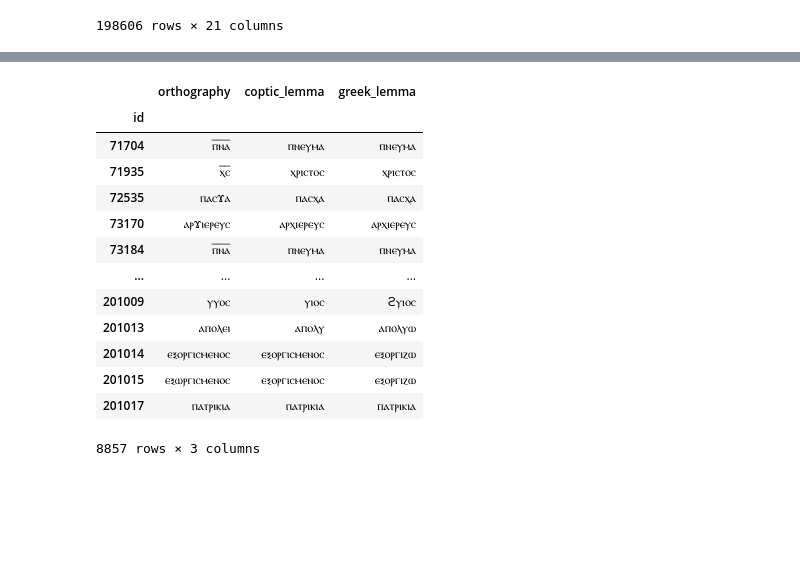
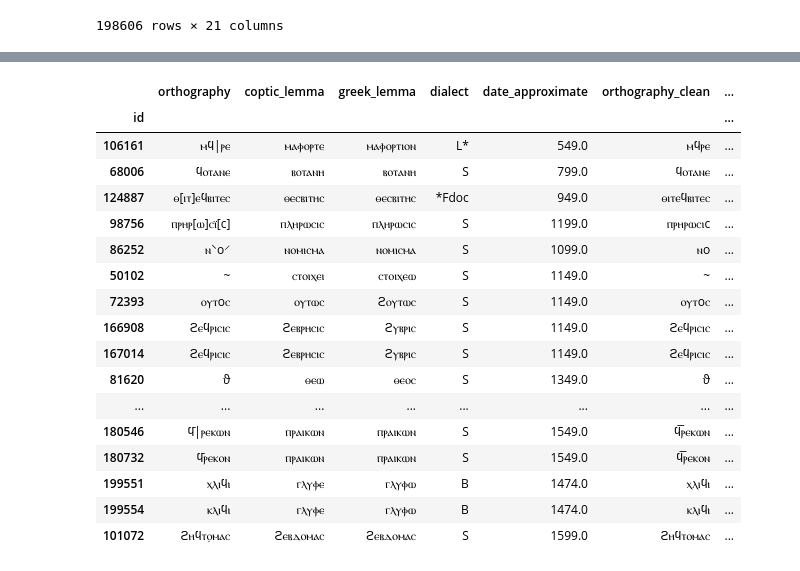
Before and after one commit to kmein/greek-coptic, a Jupyter notebook: greek-coptic.ipynb, the cells around one changed output, grey strips where cells are left out. Drawn from its saved outputs; the diff is of its cells as text; code cells hidden in the pictures; blank space fills up the shorter version.

Commit message:
data cleaning and exploration

```diff
--- a/greek-coptic.ipynb
+++ b/greek-coptic.ipynb
@@ -117,38 +171,70 @@ df
+# %%
+df["date_approximate"] = df["latest"] + df["earliest"] / 2
+# TODO use whatever is available if one is NaN
 # %%
-df_simple = df[["orthography", "coptic_lemma", "greek_lemma"]]
+df_simple = df[["orthography", "coptic_lemma", "greek_lemma", "dialect", "date_approximate"]]
 df_simple = df_simple.dropna()
 
 # transliterate the greek lemmata into coptic
 df_simple["greek_lemma"] = df_simple["greek_lemma"].apply(transliterate)
 
 # remove incertain or abbreviated coptic lemmata
-df_simple = df_simple[~df_simple["coptic_lemma"].str.contains(r"\[ⲟⲩⲅⲅⲓⲁ\]|incertum|/|\?")]
+#df_simple = df_simple[~df_simple["coptic_lemma"].str.contains(r"\[ⲟⲩⲅⲅⲓⲁ\]|incertum|/|\?")]
 
-# remove abbreviated orthographies
-df_simple = df_simple[~df_simple["orthography"].str.contains(r"ⲡ︦ⲛ︦ⲁ︦|ⲡ︤ⲛ︦ⲁ︥|ⲭ︦ⲥ︦|ⲭ︦ⲣ︦ⲥ︦|…|/|\?")]
+blacklist = {
+    ""
+    "ⲡⲛⲉⲩⲙⲁ",
+    "ⲭⲣⲓⲥⲧⲟⲥ",
+    "ⲥⲧⲁⲩⲣⲟⲥ", "ⲥⲧⲁⲩⲣⲟⲱ",
+    "ⲥⲱⲧⲏⲣ",
+    "ⲡⲛⲉⲩⲙⲁⲧⲓⲕⲟⲥ",
+    "ⲁⲙⲏⲛ" # sometimes ϥⲑ
+}
+
+df_simple = df_simple[~(
+    df_simple["orthography"].str.contains("sic")
+    | df_simple["greek_lemma"].isin(blacklist)  # remove frequently (and variously) abbreviated greek words
+    | df_simple["orthography"].str.endswith(("/", "/̅", "/°")) # remove marked abbreviations
+    | df_simple["orthography"].str.contains("\d|[….ⳇ⁄?ⳁ⳨ⲋ⳦⳥⳽]", regex=True) # remove lines with numbers or marked abbreviations
+)]
+
+df_simple["orthography_clean"] = (
+    df_simple["orthography"]
+    .str.strip() # remove extraneous whitespace
+    .str.lower()
+    .apply(lambda x: x.translate(greek_to_coptic_ord)) # convert greek letters that crept in
+    .str.replace("ϊ", "ⲓ") # convert precombined accented greek letter
+    .str.replace("[\u0305\u0304\ufe24\ufe25\ufe26\u2cf1\u2cf0\u0300]+", "\u0305", regex=True) # normalize overlines to COMBINING OVERLINE
+    .str.replace("[\u2CBB\u2CEF]", "ⲛ", regex=True) # normalize letter N (written as stroke)
+    .str.replace("[ⳅⲹ]", "ⲍ", regex=True) # normalize letter Z
+    .str.replace("\u001D|\u0314|\u200E|\u0486|\u02BE|\u2CFF|\u0307|\u0308|\u0301|\u0323|\u0304|\u1DCD|\u0302|\u0306" + "|" + r"col\.b|/|⟦.*?⟧|\\|\[|\]|[‖|´⸤⸥⸢⸣⁅⁆⸖'‹›`’`´:⸌⸍\⸳‧·•·ʾ*]", "", regex=True)
+)
 
 # remove prefixes and suffixes of coptic lemmata
 df_simple["coptic_lemma"] = df_simple["coptic_lemma"].str.replace("^(ϩⲉⲛ-|ⲉⲓⲣⲉ X ⲛ-|X ⲛ-|ⲣⲙ-?ⲛ-|ⲥⲁϩ-|ⲡⲗϭ-|ⲉⲓⲣⲉ-ⲙ-ⲡ-|ⲉⲓⲣⲉ ⲛ-|ⲱϣ-|ⲡ-?ⲉⲧ-|ϫⲡⲉ-|ⲛⲉϫ-|ⲉⲓⲣⲉ ⲛ-ⲧ⸗ -|ⲧⲁⲩⲉ-|ⲛⲉⲉϥ-|ⲣⲉⲥ-|\[ⲟⲩ-\]|ⲧⲁⲓ-|ⲙⲁ-|ⲥⲙⲛ-|ⲥⲁ-|ⲧⲁⲗⲉ-|ϧⲁⲧⲉⲃ-|ⲁⲣⲓ-|ⲧⲁⲕⲉ-|ⲙⲁ(ⲓ|ⲉⲓ|ⲓ̈)-|ⲙⲁⲥ-|ⲡⲁⲥ-|ⲣⲉϥ-|ⲟⲩ-|ⲧ-|ⲡ⸗ -|ϩⲓ-|ⲁⲧ-|ⲁϣ-|ⲡⲁϣ-|ⲟⲩⲛⲧⲉ- \.?-?|ⲟ[- ]ⲛ-|\u0304|\*|\[ⲧ-\]|\[ⲛ\]|ⲙ[ⲛⲉ]ⲧ-|ⲣⲙ-\[ⲛ\]-|ⲁⲥ-|ⲧⲉ-|ⲛⲟⲩϫⲉ-ⲉⲃⲟⲗ-|ⲣⲙ-[ⲡⲧ]-|ⲕⲁⲥ-ⲛ-|\[?[ⲧⲡ]ⲉ?-\]?|ⲡⲉϩ-|[ⲡⲧ]ⲉ?⸗ -|\[ⲧ/ⲟⲩ\]-|ϫⲓ ⲧ⸗ |ϣⲉⲡ-ⲧ-|ϯ-|ⲉ?ⲣ-|ϯⲕ-|ϫⲓ-|ϣ[ⲫⲃ](ⲏ|ⲉⲉ)?ⲣ-|[ϭϫ]ⲓ[ⲙⲛ]-|ϣⲁ?ⲙϣⲉ-|ϯ ⲙ-ⲡⲉ\[⸗ \]-|ⲡⲉ/ⲛ\[⸗ \]-|ⲧⲉϣ-|(ϣⲱⲱⲧ|ⲥⲙⲓⲛⲉ|ϭⲓⲛⲉ|ϣⲱⲡⲉ|ϫⲱ|ϣⲟⲣⲡ|ϫⲓ|ϣⲟⲟⲡ|ϯ|ϥⲓ|ⲧⲁⲗⲟ( ⲉϩⲣⲁⲓ)?|ⲡⲣⲟⲥⲫⲉⲣⲉⲓ|ⲗⲓⲅⲓⲍⲉ|ⲉⲡⲓⲕⲁⲗⲉⲓ|ⲥⲱⲕ) |[ⲙⲛ]-(ⲡⲉ?-|ⲟⲩ-|ⲧⲉ?-)?|ϭⲛ-|ϣⲟ?ⲣⲡ-|ϥⲁ?ⲓ-|ϣⲟⲩ-|\[ⲙ-\]ⲡ⸗ |ϫⲓ ⲛ-ⲧ⸗ |ϭⲟⲥ-\[?ⲛ\]?-|ϣⲉⲧ-ⲡ-|ϥⲓ ⲙ-ⲡⲉ/ⲛ\[⸗ \]-|ϣⲙⲧ-|\[ⲙ\]-ⲡ-|ϣⲛ-|ⲕⲁⲑⲓⲥⲧⲁ .ⲛ-)+", "", regex=True).replace(" (\[ⲉⲃⲟⲗ\]|ⲉϩⲣⲁⲓ|ⲁⲃⲁⲗ|ⲉⲃⲟⲗ|ⲧⲟ|\[(non-)?caus\])$", "", regex=True).str.replace("ϯ", "ⲧⲓ").str.replace("ι|ⲓ̈|ⲓ̄", "ⲓ", regex=True).str.strip()
-
-df_simple["orthography"] = df_simple["orthography"].str.lower().str.replace("\u02BE|\u2CFF|\u0307|\u0308|\u0301|\u0323|\u0304|\u1DCD|\u0302|\u0306" + "|" + r"⟦.*?⟧|\[|\]|\||[`’`´:⸌⸍⸳\·*]", "", regex=True)
 # %%
-pd.set_option('display.max_rows', 200)
-df_simple[df_simple["orthography"].str.contains(r"[^ⲁⲃⲅⲇⲉⲍⲏⲑⲕⲗⲙⲛⲝⲡⲣⲥⲧⲟⲱⲩⲓϩⲫⲭⲯⲡ]")]
+df_simple["strange_characters"] = df_simple["orthography_clean"].str.replace("[ϯϫϭⲁⲃⲅⲇⲉⲍⲏⲑⲕⲗⲙⲛⲝⲡⲣⲥⲧⲟⲱⲩⲓϩⲫϣ ⲭⳉⲯⲡⳤ\u0305]", "", regex=True).apply(lambda x: set(c for c in x))
+#df_simple[df_simple["orthography_clean"].str.contains(r"[^ⲁⲃⲅⲇⲉⲍⲏⲑⲕⲗⲙⲛⲝⲡⲣⲥⲧⲟⲱⲩⲓϩⲫⲭⲯⲡ]")]
+df_simple[df_simple["strange_characters"].apply(lambda x: len(x) > 0)]
 # %% [output]
-|  | orthography | coptic_lemma | greek_lemma |
-| id |  |  |  |
-| 71704 | ⲡ︦ⲛ︦ⲁ︦ | ⲡⲛⲉⲩⲙⲁ | ⲡⲛⲉⲩⲙⲁ |
-| 71935 | ⲭ︦ⲥ︦ | ⲭⲣⲓⲥⲧⲟⲥ | ⲭⲣⲓⲥⲧⲟⲥ |
-| 72535 | ⲡⲁⲥϫⲁ | ⲡⲁⲥⲭⲁ | ⲡⲁⲥⲭⲁ |
-| 73170 | ⲁⲣϫⲓⲉⲣⲉⲩⲥ | ⲁⲣⲭⲓⲉⲣⲉⲩⲥ | ⲁⲣⲭⲓⲉⲣⲉⲩⲥ |
-| 73184 | ⲡ︦ⲛ︦ⲁ︦ | ⲡⲛⲉⲩⲙⲁ | ⲡⲛⲉⲩⲙⲁ |
-| ... | ... | ... | ... |
-| 201009 | ⲩⲩⲟⲥ | ⲩⲓⲟⲥ | ϩⲩⲓⲟⲥ |
-| 201013 | ⲁⲡⲟⲗⲉⲓ | ⲁⲡⲟⲗⲩ | ⲁⲡⲟⲗⲩⲱ |
-| 201014 | ⲉⲝⲟⲣⲅⲓⲥⲙⲉⲛⲟⲥ | ⲉⲝⲟⲣⲅⲓⲥⲙⲉⲛⲟⲥ | ⲉⲝⲟⲣⲅⲓⲍⲱ |
-| 201015 | ⲉⲝⲱⲣⲅⲓⲥⲙⲉⲛⲟⲥ | ⲉⲝⲟⲣⲅⲓⲥⲙⲉⲛⲟⲥ | ⲉⲝⲟⲣⲅⲓⲍⲱ |
-| 201017 | ⲡⲁⲧⲣⲓⲕⲓⲁ | ⲡⲁⲧⲣⲓⲕⲓⲁ | ⲡⲁⲧⲣⲓⲕⲓⲁ |
+|  | orthography | coptic_lemma | greek_lemma | dialect | date_approximate | orthography_clean | ... |
+| id |  |  |  |  |  |  | ... |
+| 106161 | ⲙϥ|ⲣⲉ | ⲙⲁⲫⲟⲣⲧⲉ | ⲙⲁⲫⲟⲣⲧⲓⲟⲛ | L* | 549.0 | ⲙϥⲣⲉ | ... |
+| 68006 | ϥⲟⲧⲁⲛⲉ | ⲃⲟⲧⲁⲛⲏ | ⲃⲟⲧⲁⲛⲏ | S | 799.0 | ϥⲟⲧⲁⲛⲉ | ... |
+| 124887 | ⲑ[ⲓⲧ]ⲉϥⲃⲓⲧⲉⲥ | ⲑⲉⲥⲃⲓⲧⲏⲥ | ⲑⲉⲥⲃⲓⲧⲏⲥ | *Fdoc | 949.0 | ⲑⲓⲧⲉϥⲃⲓⲧⲉⲥ | ... |
+| 98756 | ⲡⲣⲏⲣ[ⲱ]ⲥⲓ̈[c] | ⲡⲗⲏⲣⲱⲥⲓⲥ | ⲡⲗⲏⲣⲱⲥⲓⲥ | S | 1199.0 | ⲡⲣⲏⲣⲱⲥⲓc | ... |
+| 86252 | ⲛ⸌o⸍ | ⲛⲟⲙⲓⲥⲙⲁ | ⲛⲟⲙⲓⲥⲙⲁ | S | 1099.0 | ⲛo | ... |
+| 50102 | ~ | ⲥⲧⲟⲓⲭⲉⲓ | ⲥⲧⲟⲓⲭⲉⲱ | S | 1149.0 | ~ | ... |
+| 72393 | ⲟⲩⲧoⲥ | ⲟⲩⲧⲱⲥ | ϩⲟⲩⲧⲱⲥ | S | 1149.0 | ⲟⲩⲧoⲥ | ... |
+| 166908 | ϩⲉϥⲣⲓⲥⲓⲥ | ϩⲉⲃⲣⲏⲥⲓⲥ | ϩⲩⲃⲣⲓⲥ | S | 1149.0 | ϩⲉϥⲣⲓⲥⲓⲥ | ... |
+| 167014 | ϩⲉϥⲣⲓⲥⲓⲥ | ϩⲉⲃⲣⲏⲥⲓⲥ | ϩⲩⲃⲣⲓⲥ | S | 1149.0 | ϩⲉϥⲣⲓⲥⲓⲥ | ... |
+| 81620 | ϑ | ⲑⲉⲱ | ⲑⲉⲟⲥ | S | 1349.0 | ϑ | ... |
+| ... | ... | ... | ... | ... | ... | ... | ... |
+| 180546 | ϥ̄|ⲣⲉⲕⲱⲛ | ⲡⲣⲁⲓⲕⲱⲛ | ⲡⲣⲁⲓⲕⲱⲛ | S | 1549.0 | ϥ̅ⲣⲉⲕⲱⲛ | ... |
+| 180732 | ϥ̄ⲣⲉⲕⲟⲛ | ⲡⲣⲁⲓⲕⲱⲛ | ⲡⲣⲁⲓⲕⲱⲛ | S | 1549.0 | ϥ̅ⲣⲉⲕⲟⲛ | ... |
+| 199551 | ⲭⲗⲓϥⲓ | ⲅⲗⲩⲫⲉ | ⲅⲗⲩⲫⲱ | B | 1474.0 | ⲭⲗⲓϥⲓ | ... |
+| 199554 | ⲕⲗⲓϥⲓ | ⲅⲗⲩⲫⲉ | ⲅⲗⲩⲫⲱ | B | 1474.0 | ⲕⲗⲓϥⲓ | ... |
+| 101072 | ϩⲏϥⲧⲟ̣ⲙⲁⲥ | ϩⲉⲃⲇⲟⲙⲁⲥ | ϩⲉⲃⲇⲟⲙⲁⲥ | S | 1599.0 | ϩⲏϥⲧⲟⲙⲁⲥ | ... |
-8857 rows × 3 columns
 # %%
 from difflib import SequenceMatcher
 
```
Also changed, not shown: parts of 15 cells of this notebook, 2 other files.
